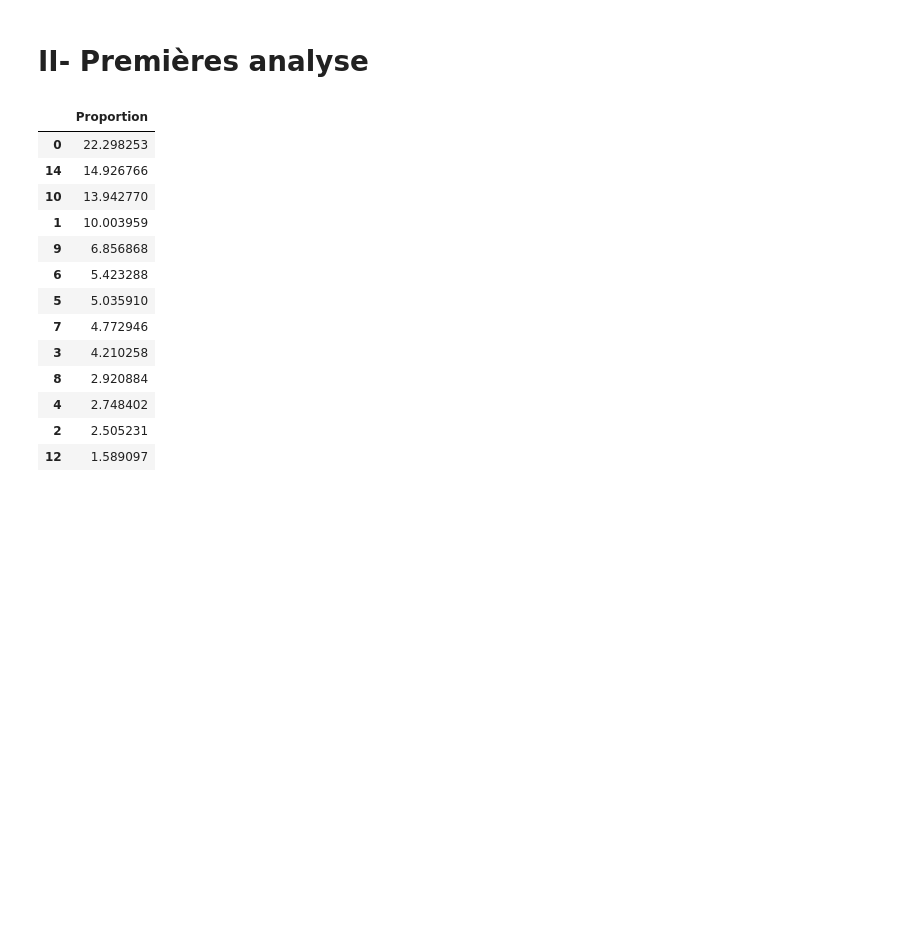
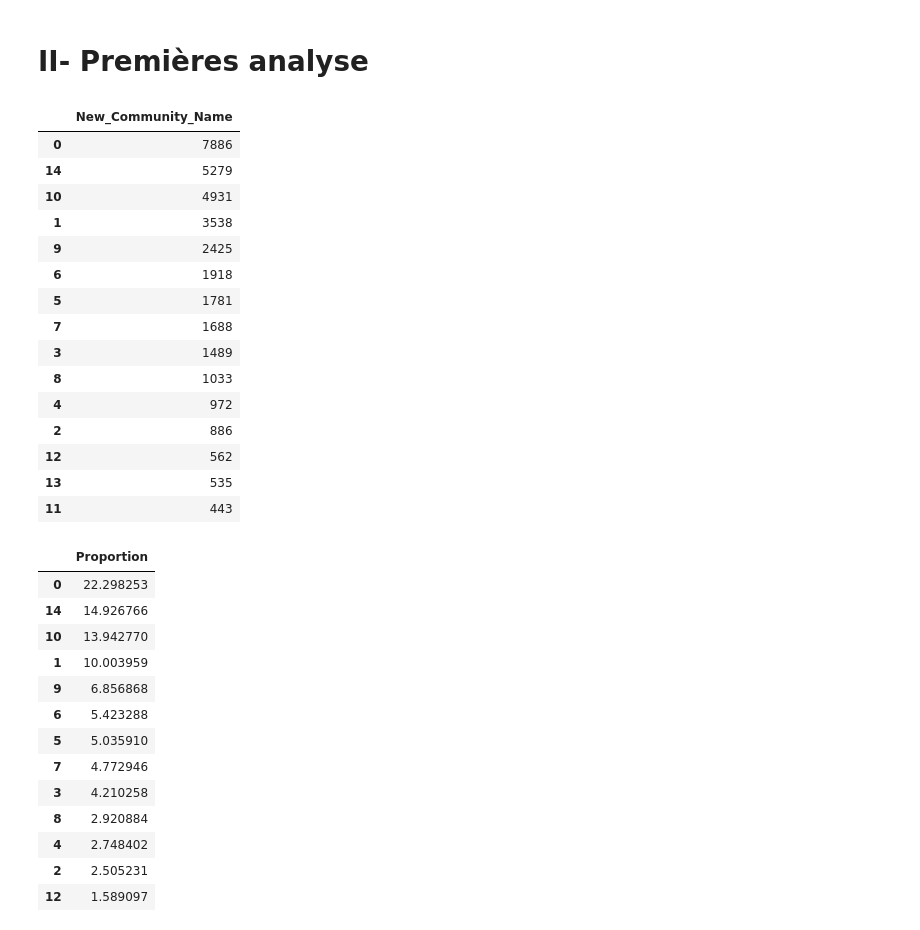
Before and after one commit to Cyrlyo/Cordis, a Jupyter notebook: Notebook/Feature_importance.ipynb, the cells around one changed output. Cells and saved outputs as stored; diff of their text form; code cells hidden in the pictures; blank space fills up the shorter version.

```diff
--- a/Notebook/Feature_importance.ipynb
+++ b/Notebook/Feature_importance.ipynb
@@ -49,6 +49,26 @@ project["totalCost"] = project["totalCost"].apply(reduce_size)
 ---
 # %% [markdown]
 # II- Premières analyse
+# %%
+population = pd.DataFrame(project['New_Community_Name'].value_counts())
+population
+# %% [output]
+|  | New_Community_Name |
+| 0 | 7886 |
+| 14 | 5279 |
+| 10 | 4931 |
+| 1 | 3538 |
+| 9 | 2425 |
+| 6 | 1918 |
+| 5 | 1781 |
+| 7 | 1688 |
+| 3 | 1489 |
+| 8 | 1033 |
+| 4 | 972 |
+| 2 | 886 |
+| 12 | 562 |
+| 13 | 535 |
+| 11 | 443 |
 # %%
 proportions = project['New_Community_Name'].value_counts(normalize=True).to_frame()
 proportions.rename({"New_Community_Name": "Proportion"}, inplace=True, axis=1)
```
Also changed, not shown: parts of 24 cells of this notebook.
